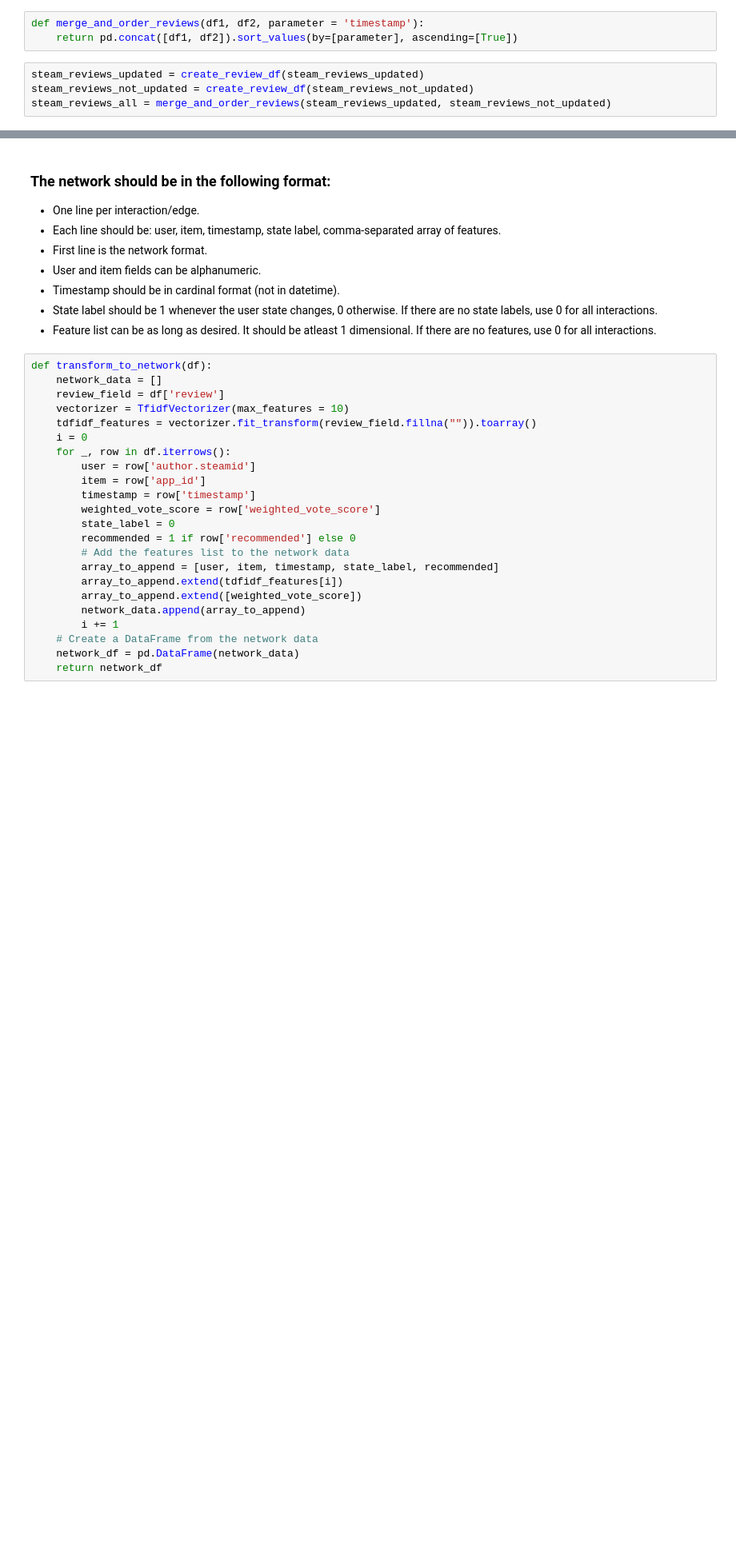
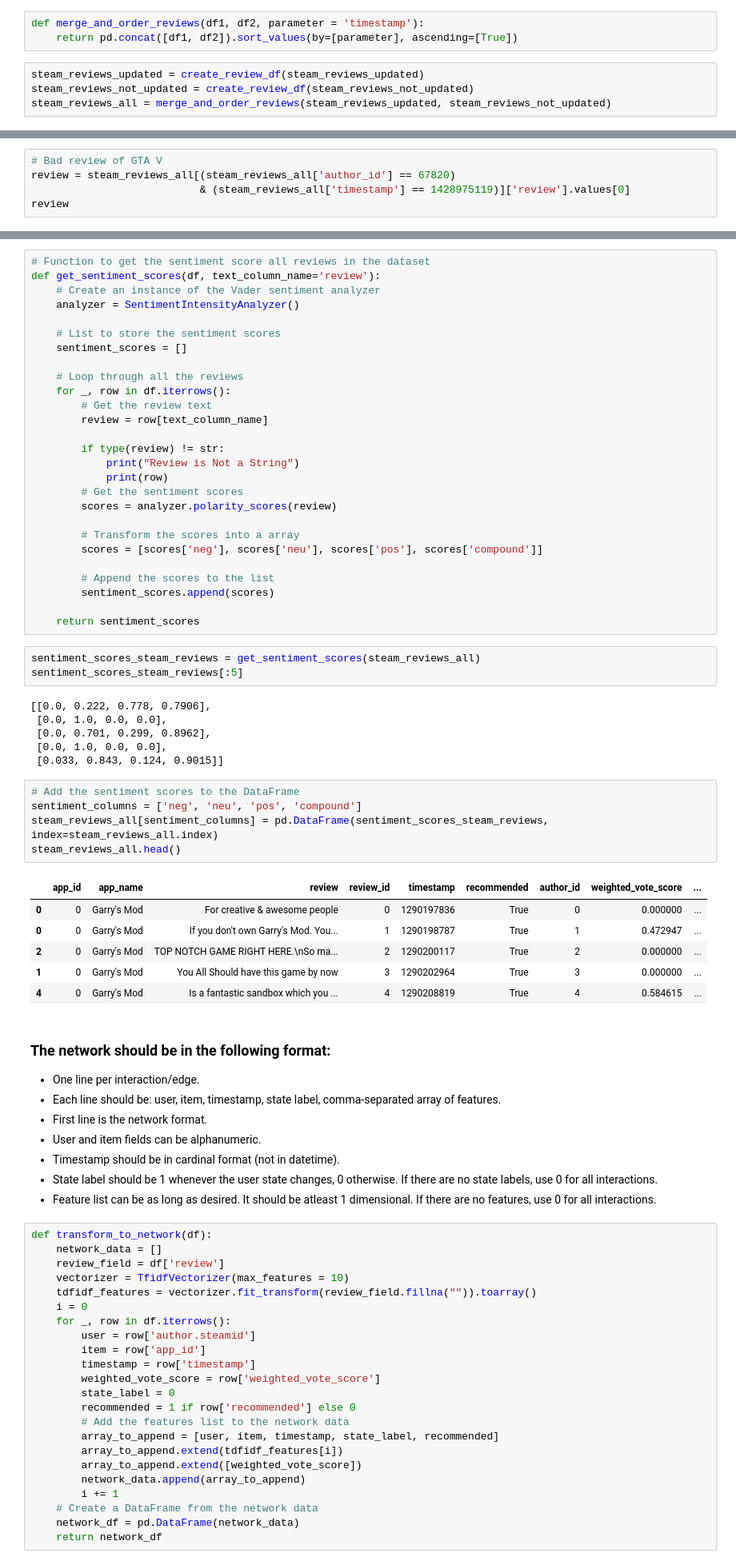
Before and after one commit to Litr0/Steam_data_converter_ML, a Jupyter notebook: transform_steam_data.ipynb, the cells around one changed output, grey strips where cells are left out. Shown at 80% size. Saved outputs shown, nothing was run; the diff lists cells and outputs as text; blank space fills up the shorter version.

```diff
--- a/transform_steam_data.ipynb
+++ b/transform_steam_data.ipynb
@@ -181,0 +200,5 @@ steam_reviews_all[   (steam_reviews_all['app_id'] == 0)
+# %%
+# Bad review of GTA V
+review = steam_reviews_all[(steam_reviews_all['author_id'] == 67820)
+                           & (steam_reviews_all['timestamp'] == 1428975119)]['review'].values[0]
+review
@@ -182,3 +234,51 @@ steam_reviews_all[   (steam_reviews_all['app_id'] == 0)
+# %%
+# Function to get the sentiment score all reviews in the dataset
+def get_sentiment_scores(df, text_column_name='review'):
+    # Create an instance of the Vader sentiment analyzer
+    analyzer = SentimentIntensityAnalyzer()
+
+    # List to store the sentiment scores
+    sentiment_scores = []
+
+    # Loop through all the reviews
+    for _, row in df.iterrows():
+        # Get the review text
+        review = row[text_column_name]
+
+        if type(review) != str:
+            print("Review is Not a String")
+            print(row)
+        # Get the sentiment scores
+        scores = analyzer.polarity_scores(review)
+
+        # Transform the scores into a array
+        scores = [scores['neg'], scores['neu'], scores['pos'], scores['compound']]
+
+        # Append the scores to the list
+        sentiment_scores.append(scores)
+
+    return sentiment_scores
+# %%
+sentiment_scores_steam_reviews = get_sentiment_scores(steam_reviews_all)
+sentiment_scores_steam_reviews[:5]
+# %% [output]
+[[0.0, 0.222, 0.778, 0.7906],
+ [0.0, 1.0, 0.0, 0.0],
+ [0.0, 0.701, 0.299, 0.8962],
+ [0.0, 1.0, 0.0, 0.0],
+ [0.033, 0.843, 0.124, 0.9015]]
+# %%
+# Add the sentiment scores to the DataFrame
+sentiment_columns = ['neg', 'neu', 'pos', 'compound']
+steam_reviews_all[sentiment_columns] = pd.DataFrame(sentiment_scores_steam_reviews, index=steam_reviews_all.index)
+steam_reviews_all.head()
+# %% [output]
+|  | app_id | app_name | review | review_id | timestamp | recommended | author_id | weighted_vote_score | ... |
+| 0 | 0 | Garry's Mod | For creative & awesome people | 0 | 1290197836 | True | 0 | 0.000000 | ... |
+| 0 | 0 | Garry's Mod | If you don't own Garry's Mod. You... | 1 | 1290198787 | True | 1 | 0.472947 | ... |
+| 2 | 0 | Garry's Mod | TOP NOTCH GAME RIGHT HERE.\nSo ma... | 2 | 1290200117 | True | 2 | 0.000000 | ... |
+| 1 | 0 | Garry's Mod | You All Should have this game by now | 3 | 1290202964 | True | 3 | 0.000000 | ... |
+| 4 | 0 | Garry's Mod | Is a fantastic sandbox which you ... | 4 | 1290208819 | True | 4 | 0.584615 | ... |
 # %% [markdown]
 ### The network should be in the following format:
 
```
Also changed, not shown: parts of 11 cells of this notebook.
